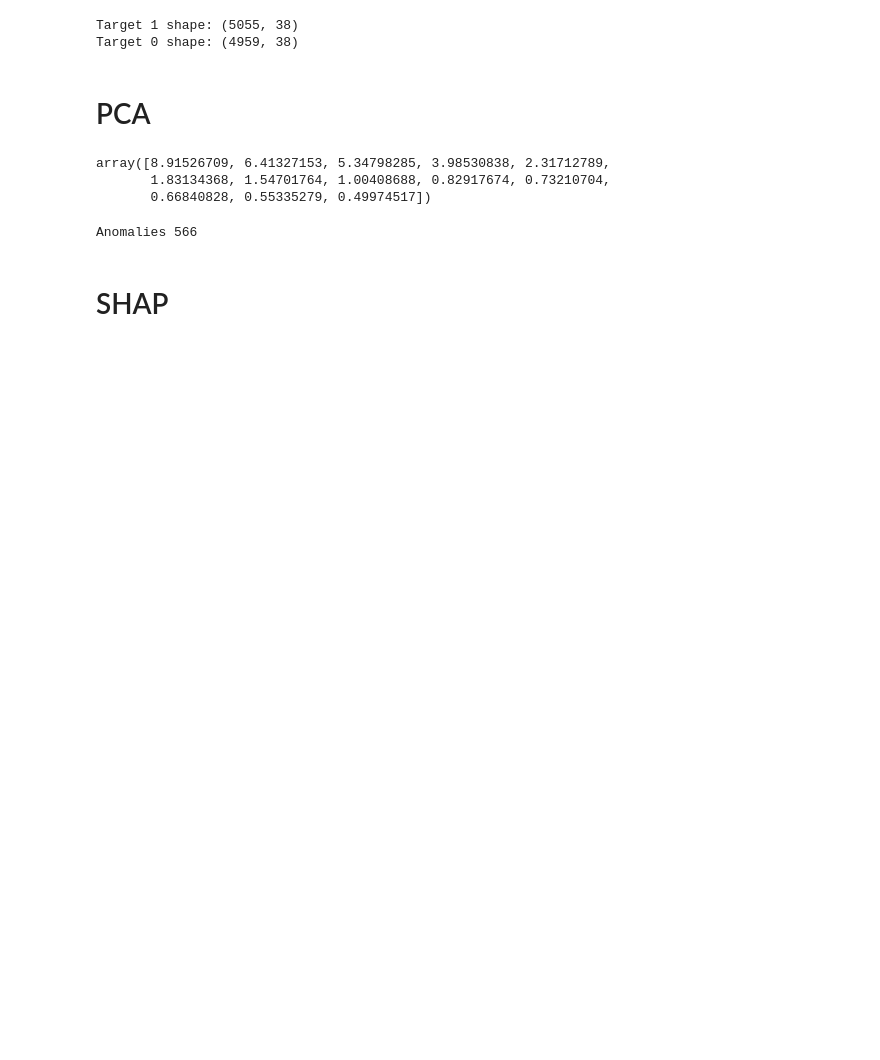
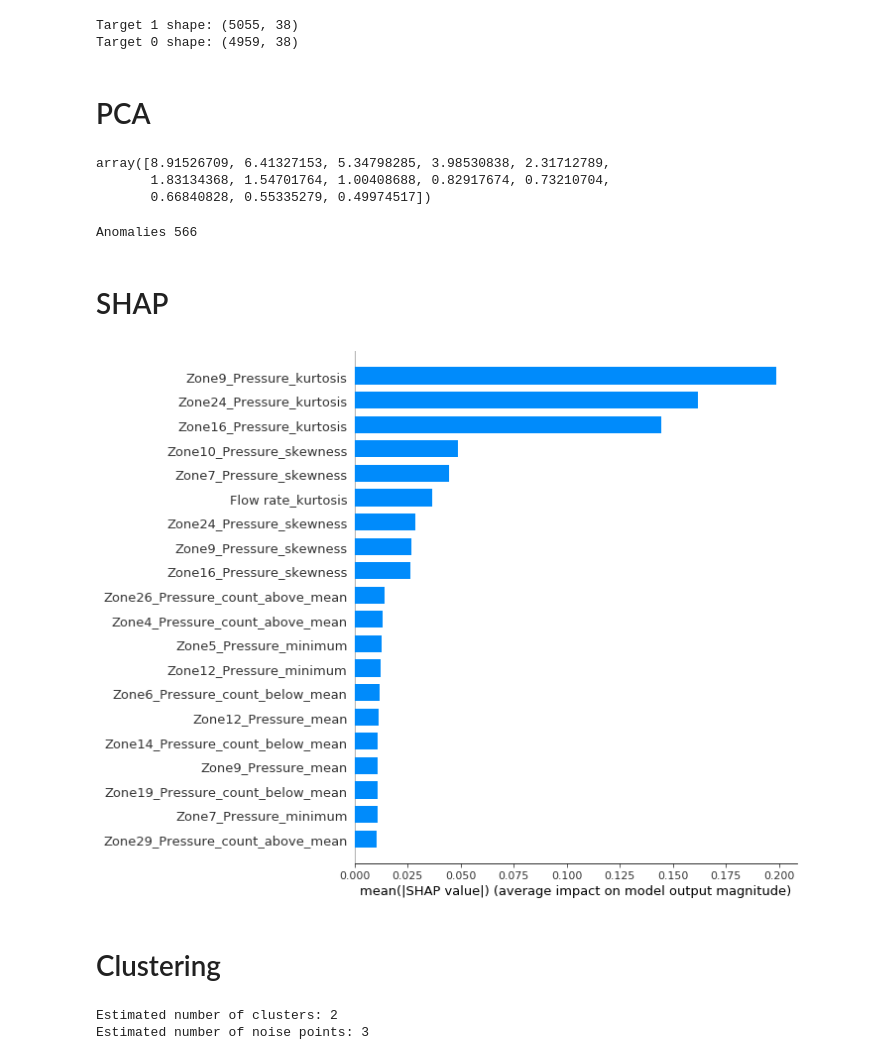
Before and after one commit to xetxezarreta/explainable_anomaly_detection, a Jupyter notebook: anomaly_types.ipynb, the cells around one changed output. Drawn from its saved outputs; the diff is of its cells as text; code cells hidden in the pictures; blank space fills up the shorter version.

```diff
--- a/anomaly_types.ipynb
+++ b/anomaly_types.ipynb
@@ -63,3 +63,25 @@ explainer = shap.KernelExplainer(model.predict, train_summary)
 shap_values = explainer.shap_values(anomaly_instances)
 
 df_shap = pd.DataFrame(shap_values, columns=cols)
+# %%
+shap.summary_plot(df_shap, anomaly_instances, plot_type="bar")
+# %% [output]
+[figure, added]
+# %% [markdown]
+# Clustering
+# %%
+from sklearn.cluster import DBSCAN
+
+db_model = DBSCAN(eps=3, min_samples=2).fit(df_shap)
+core_samples_mask = np.zeros_like(db_model.labels_, dtype=bool)
+core_samples_mask[db_model.core_sample_indices_] = True
+labels = db_model.labels_
+
+n_clusters_ = len(set(labels)) - (1 if -1 in labels else 0)
+n_noise_ = list(labels).count(-1)
+
+print('Estimated number of clusters: %d' % n_clusters_)
+print('Estimated number of noise points: %d' % n_noise_)
+# %% [output]
+Estimated number of clusters: 2
+Estimated number of noise points: 3
```
Also changed, not shown: parts of 1 cell of this notebook.
